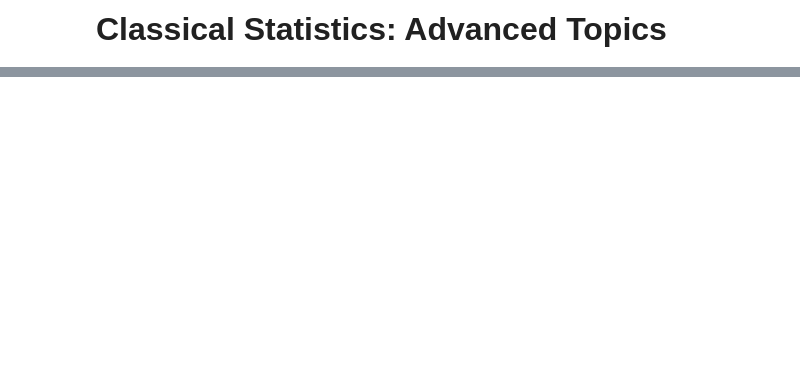
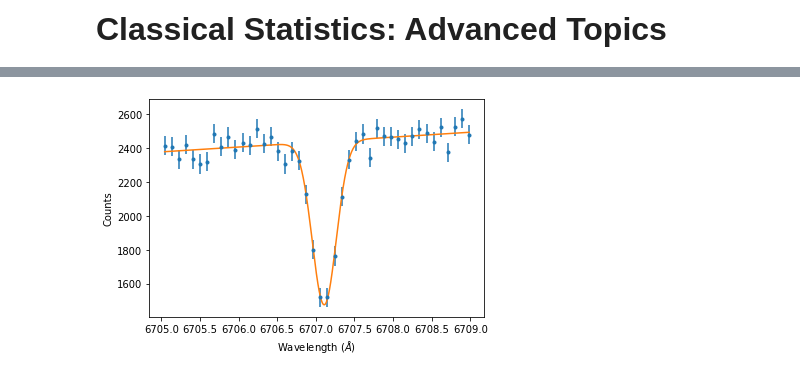
Before and after one commit to astrostatistics-in-crete/2023_summer_school, a Jupyter notebook: 03_Classical/Classical_2.ipynb, the cells around one changed output, grey strips where cells are left out. Drawn from its saved outputs; the diff is of its cells as text; code cells hidden in the pictures; blank space fills up the shorter version.

```diff
--- a/03_Classical/Classical_2.ipynb
+++ b/03_Classical/Classical_2.ipynb
@@ -53,0 +156,19 @@ Here goes a hint or the solution.
+# %%
+res = minimize(neg_ln_likelihood, p0, method='Nelder-Mead', args=lithium_line)
+
+best_p = res.x
+model_wavelengths = np.linspace(np.min(lithium_line['wavelength']), np.max(lithium_line['wavelength']), 1000)
+model_fluxes = model_flux(best_p, model_wavelengths)
+
+plt.plot(model_wavelengths, model_fluxes, color='C1')
+
+plt.errorbar(lithium_line['wavelength'], lithium_line['flux'],
+             yerr=lithium_line['flux_error'],
+             fmt='o', marker='.')
+
+plt.xlabel(r'Wavelength ($\AA$)')
+plt.ylabel('Counts')
+
+plt.show()
+# %% [output]
+[figure, added]
```
Also changed, not shown: parts of 39 cells of this notebook, 4 other files.
